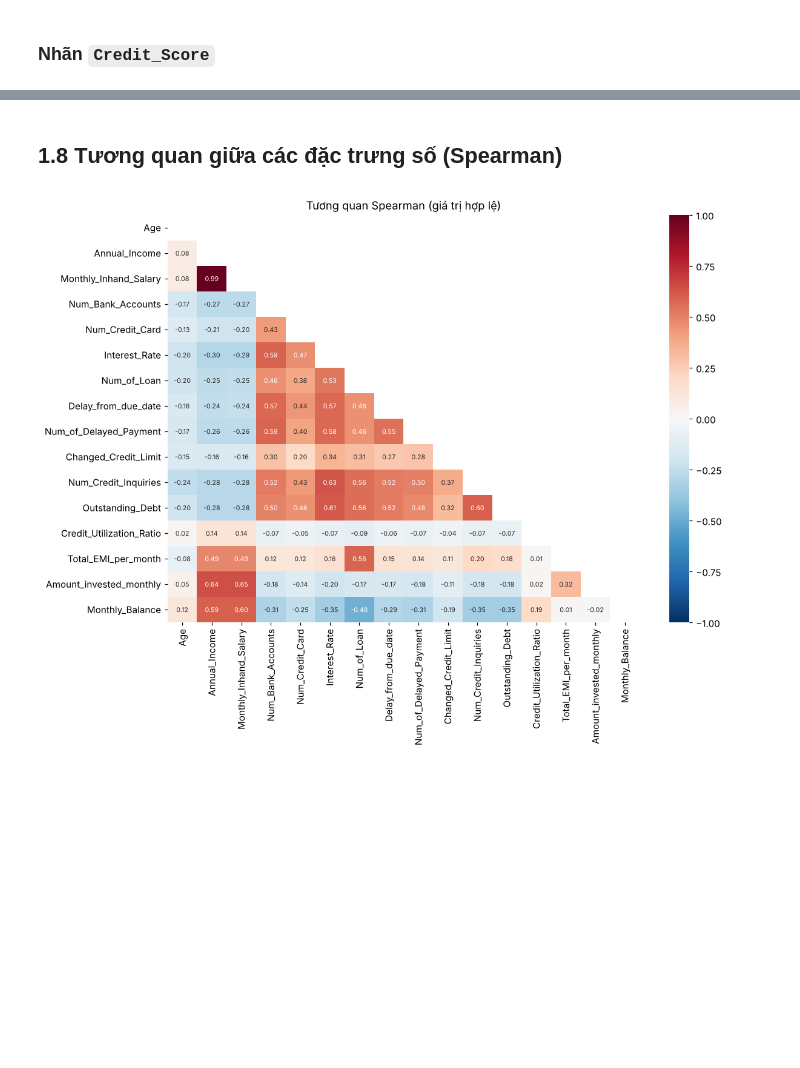
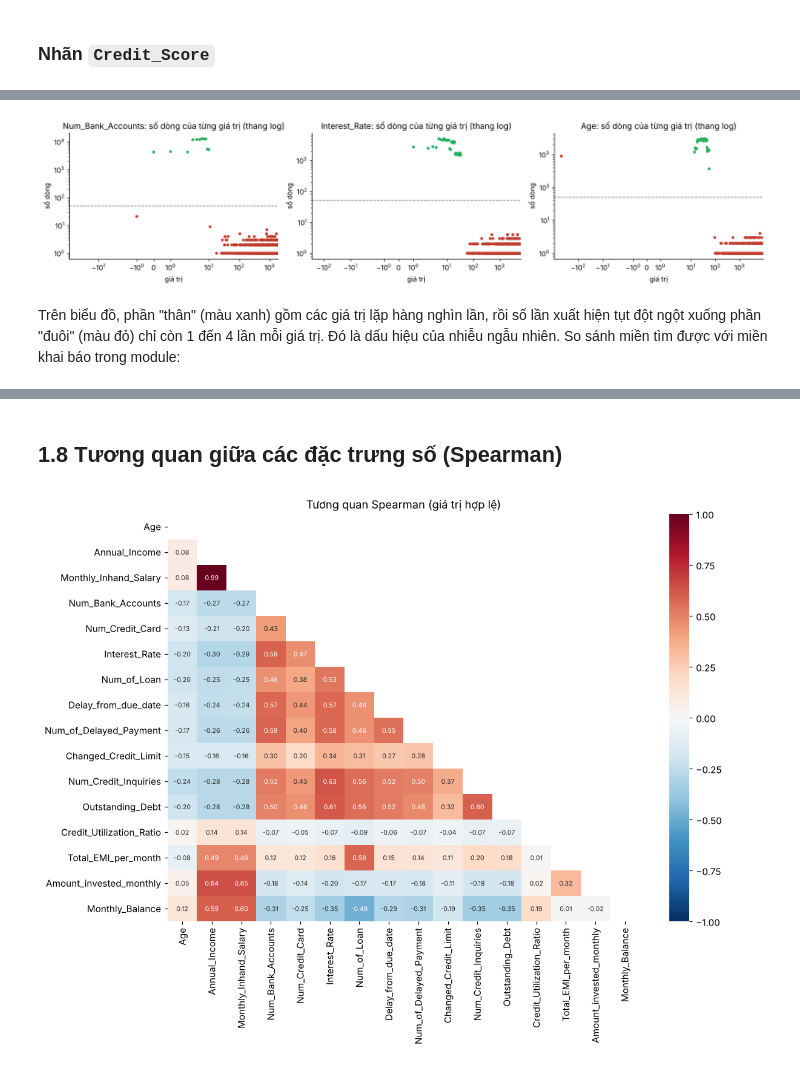
Before and after one commit to HaianhSp/credit-score-data-cleaning, a Jupyter notebook: notebooks/1_data_understanding_eda.ipynb, the cells around one changed output, grey strips where cells are left out. Drawn from its saved outputs; the diff is of its cells as text; code cells hidden in the pictures; blank space fills up the shorter version.

Commit message:
Replace project with updated version

```diff
--- a/notebooks/1_data_understanding_eda.ipynb
+++ b/notebooks/1_data_understanding_eda.ipynb
@@ -697,0 +257,8 @@ ax[0].legend(title='Nhãn', fontsize=8); plt.tight_layout(); plt.show()
+# %%
+rows = []
+for col in cc.NUMERIC_TEXT_COLS:
+    stripped = pd.to_numeric(df[col].astype('string').str.replace(r'^_+|_+$', '', regex=True), errors='coerce')
+    is_known_placeholder = df[col] == cc.PLACEHOLDERS.get(col, '@@')
+    unreadable = df[col].notna() & stripped.isna() & ~is_known_placeholder
+    rows.append({'cột': col, 'ô còn không đọc được sau khi bỏ "_" (trừ giá trị giả)': int(unreadable.sum())})
+pd.DataFrame(rows).set_index('cột')
@@ -697,0 +417,22 @@ ax[0].legend(title='Nhãn', fontsize=8); plt.tight_layout(); plt.show()
+# %%
+MIN_COUNT = 50
+COUNT_COLS = ['Num_Bank_Accounts', 'Num_Credit_Card', 'Num_of_Loan', 'Num_of_Delayed_Payment', 'Num_Credit_Inquiries']
+
+domain_found = {}
+rows = []
+for col in ['Age', 'Num_Bank_Accounts', 'Num_Credit_Card', 'Interest_Rate', 'Num_of_Loan',
+            'Num_of_Delayed_Payment', 'Num_Credit_Inquiries']:
+    counts = view[col].dropna().round().astype(int).value_counts().sort_index()
+    low, high = body_run(counts, MIN_COUNT)
+    if col in COUNT_COLS:
+        low = max(low, 0)
+    domain_found[col] = (int(low), int(high))
+
+    outside = counts[(counts.index < low) | (counts.index > high)]
+    most_repeated = outside.sort_values(ascending=False).head(1)
+    rows.append({'cột': col,
+                 'miền hợp lệ tìm được': f'[{low}, {high}]',
+                 'dòng ngoài miền': int(outside.sum()),
+                 'số giá trị rác khác nhau': len(outside),
+                 'giá trị ngoài miền lặp nhiều nhất': f'{most_repeated.index[0]} ({int(most_repeated.iloc[0])} lần)' if len(most_repeated) else '-'})
+pd.DataFrame(rows).set_index('cột')
@@ -697,0 +455,19 @@ ax[0].legend(title='Nhãn', fontsize=8); plt.tight_layout(); plt.show()
+# %%
+fig, ax = plt.subplots(1, 3, figsize=(15, 3.6))
+for a, col in zip(ax, ['Num_Bank_Accounts', 'Interest_Rate', 'Age']):
+    low, high = domain_found[col]
+    counts = view[col].dropna().value_counts().sort_index()
+    inside = [low <= v <= high for v in counts.index]
+    a.scatter(counts.index, counts.values, s=10, c=['#27ae60' if ok else '#c0392b' for ok in inside])
+    a.set_yscale('log')
+    a.set_xscale('symlog')
+    a.axhline(MIN_COUNT, ls='--', c='gray', lw=1)
+    a.set_title(f'{col}: số dòng của từng giá trị (thang log)')
+    a.set_xlabel('giá trị')
+    a.set_ylabel('số dòng')
+plt.tight_layout()
+plt.show()
+# %% [output]
+[figure, added]
+# %% [markdown]
+Trên biểu đồ, phần "thân" (màu xanh) gồm các giá trị lặp hàng nghìn lần, rồi số lần xuất hiện tụt đột ngột xuống phần "đuôi" (màu đỏ) chỉ còn 1 đến 4 lần mỗi giá trị. Đó là dấu hiệu của nhiễu ngẫu nhiên. So sánh miền tìm được với miền khai báo trong module:
```
Also changed, not shown: parts of 122 cells of this notebook, 18 other files.
